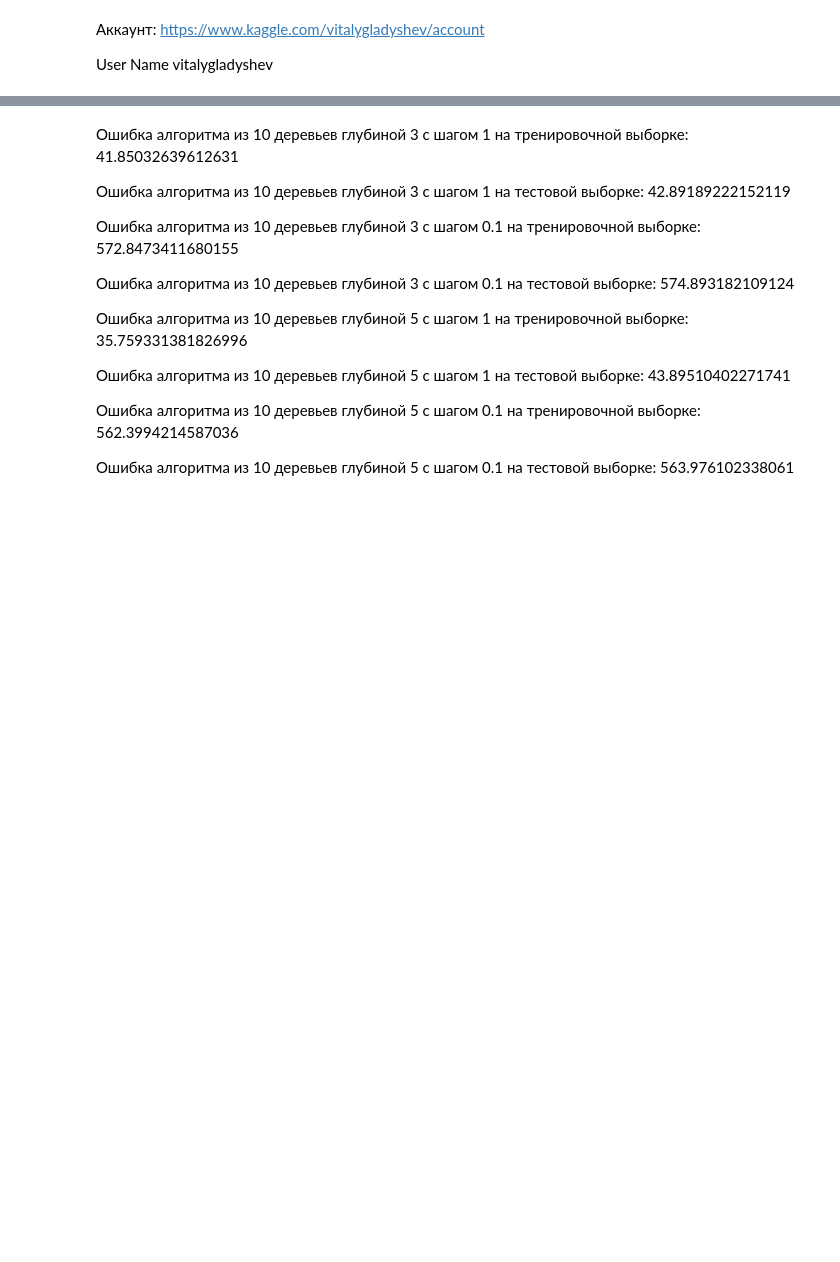
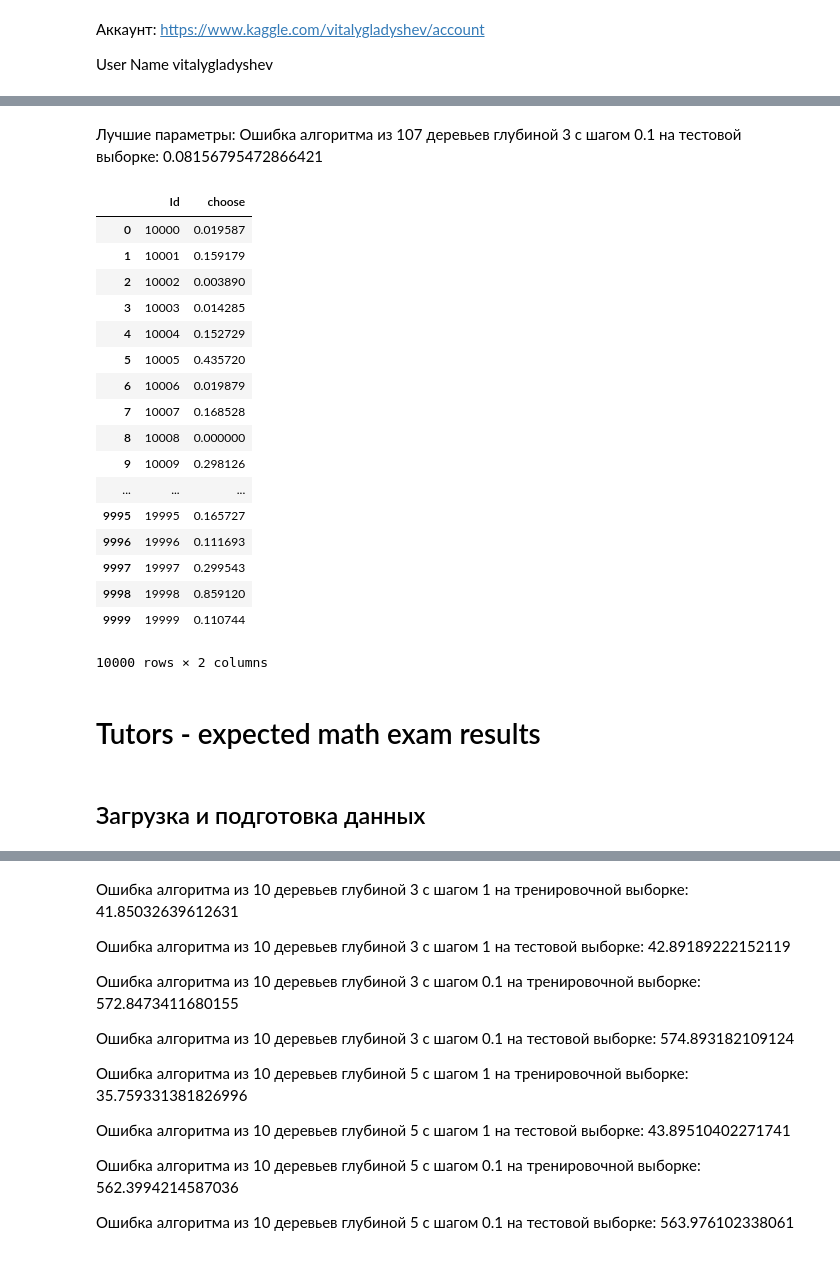
Before and after one commit to VitalyGladyshev/Data-Aanalysis-Algorithms, a Jupyter notebook: Гладышев ААД ДЗ 8.ipynb, the cells around one changed output, grey strips where cells are left out. Saved outputs shown, nothing was run; the diff lists cells and outputs as text; code cells hidden in the pictures; blank space fills up the shorter version.

```diff
--- a/Гладышев ААД ДЗ 8.ipynb
+++ b/Гладышев ААД ДЗ 8.ipynb
@@ -324,0 +422,64 @@ tr_b, dp_b, et_b = grid_mtr(n_trees_l, max_depth_l, eta_l, X, y)
+# %% [markdown]
+Лучшие параметры: Ошибка алгоритма из 107 деревьев глубиной 3 с шагом 0.1 на тестовой выборке: 0.08156795472866421
+# %%
+def gb_fit_fin(n_trees, max_depth, X, y, coefs, eta):
+
+    # Деревья будем записывать в список
+    trees = []
+
+    # Будем записывать ошибки
+    errors = []
+
+    for i in range(n_trees):
+
+        # инициализируем бустинг начальным алгоритмом, возвращающим ноль,
+        # поэтому первый алгоритм просто обучаем на выборке и добавляем в список
+        if len(trees) == 0:
+            # обучаем первое дерево на обучающей выборке
+            tree = build_tree_reg_depth_lim(X, y, max_depth)
+
+            errors.append(mean_squared_error(y, gb_predict_m(X, trees, coefs, eta)))
+        else:
+            # Получим ответы на текущей композиции
+            target = gb_predict_m(X, trees, coefs, eta)
+
+            # алгоритмы начиная со второго обучаем на сдвиг
+            tree = build_tree_reg_depth_lim(X, bias(y, target), max_depth)
+
+            errors.append(mean_squared_error(y, gb_predict_m(X, trees, coefs, eta)))
+
+        trees.append(tree)
+
+    return trees, errors
+# %%
+coefs = [1] * tr_b # для простоты примем коэффициенты равными 1
+
+trees, errors = gb_fit_fin(tr_b, dp_b, X_c, y_c, coefs, et_b)
+# %%
+prediction = gb_predict_m(test_X_c, trees, coefs, et_b)
+# %%
+prediction[prediction < 0] = 0
+prediction[prediction > 1] = 1
+# %%
+res = test_c[['Id']].copy()
+res = pd.concat([res, pd.DataFrame(prediction, columns=['choose'])], axis=1)
+res
+# %% [output]
+|  | Id | choose |
+| 0 | 10000 | 0.019587 |
+| 1 | 10001 | 0.159179 |
+| 2 | 10002 | 0.003890 |
+| 3 | 10003 | 0.014285 |
+| 4 | 10004 | 0.152729 |
+| 5 | 10005 | 0.435720 |
+| 6 | 10006 | 0.019879 |
+| 7 | 10007 | 0.168528 |
+| 8 | 10008 | 0.000000 |
+| 9 | 10009 | 0.298126 |
+| ... | ... | ... |
+| 9995 | 19995 | 0.165727 |
+| 9996 | 19996 | 0.111693 |
+| 9997 | 19997 | 0.299543 |
+| 9998 | 19998 | 0.859120 |
+| 9999 | 19999 | 0.110744 |
+10000 rows × 2 columns
@@ -324,0 +488,4 @@ tr_b, dp_b, et_b = grid_mtr(n_trees_l, max_depth_l, eta_l, X, y)
+# %% [markdown]
+# Tutors - expected math exam results
+# %% [markdown]
+## Загрузка и подготовка данных
```
Also changed, not shown: parts of 53 cells of this notebook.
